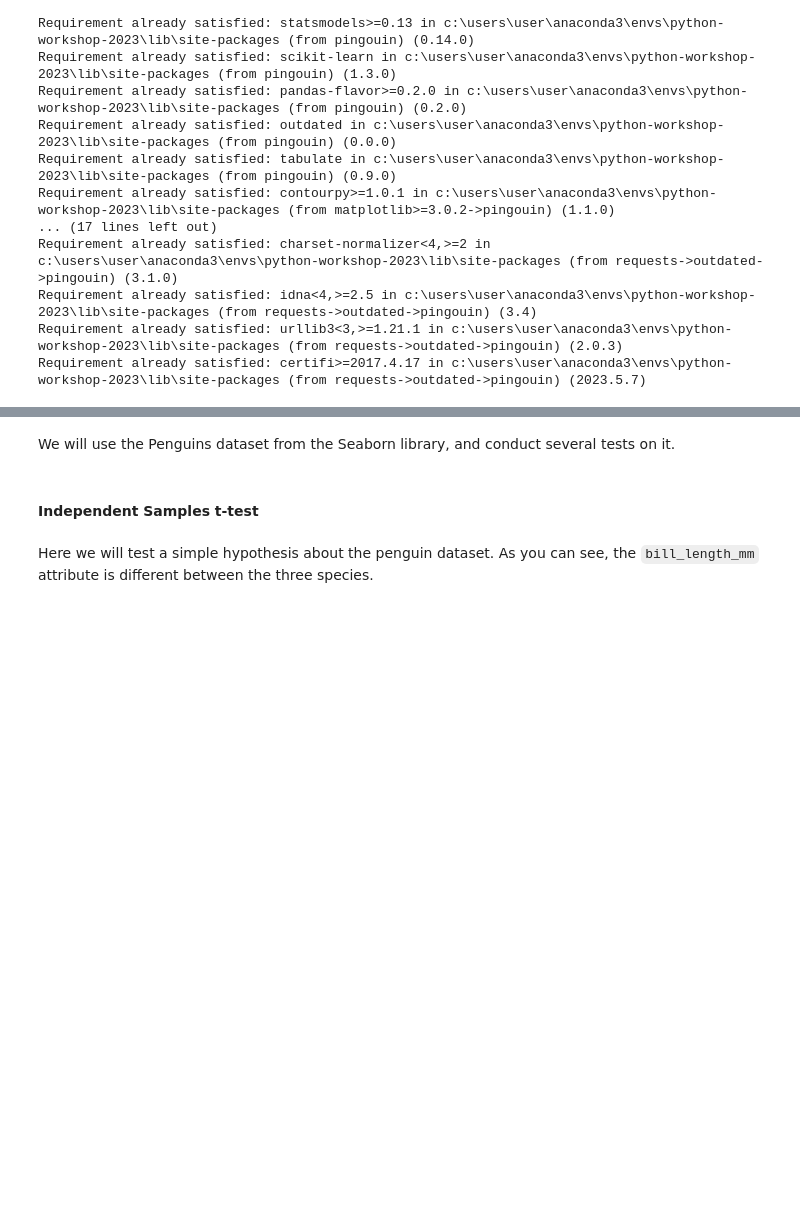
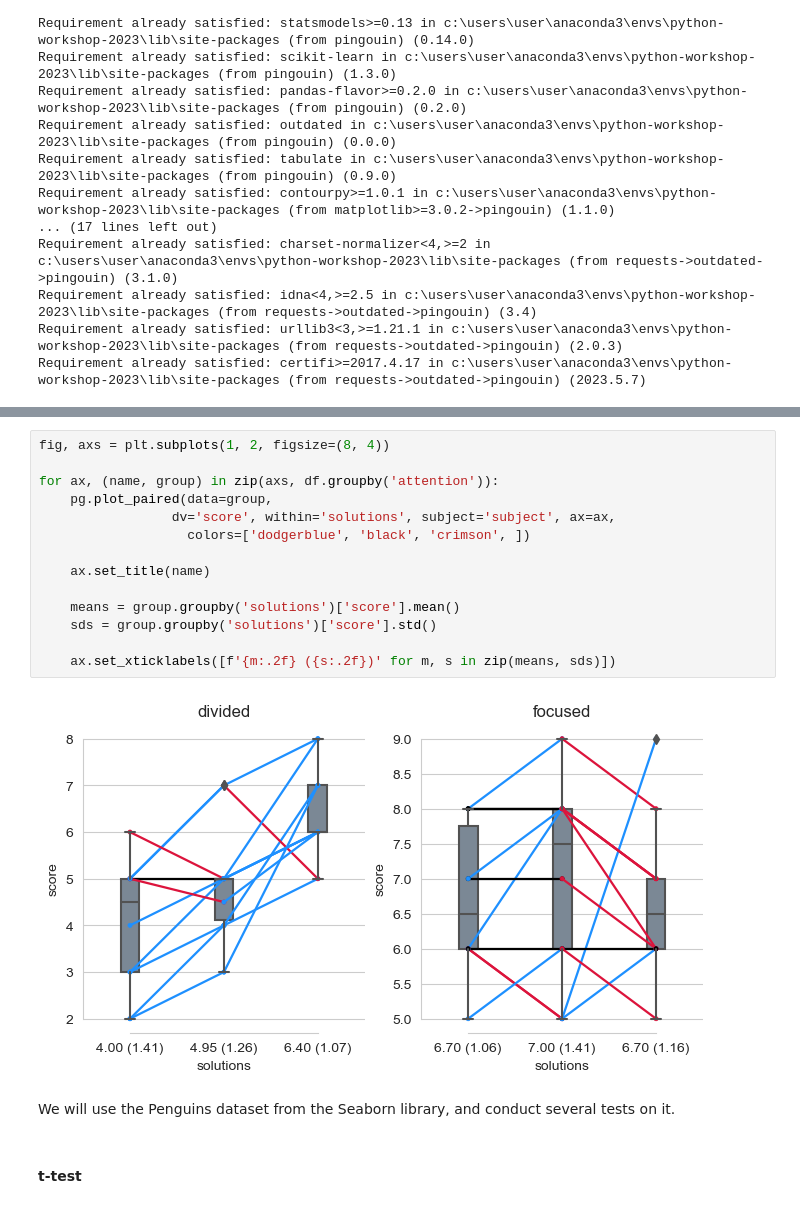
Before and after one commit to EitanHemed/python-workshop-2023, a Jupyter notebook: notebooks/data-analysis.ipynb, the cells around one changed output, grey strips where cells are left out. Cells and saved outputs as stored; diff of their text form; blank space fills up the shorter version.

Commit message:
Finished the statistics and misc. sections. Should remove solutions and put on Colab now.

```diff
--- a/notebooks/data-analysis.ipynb
+++ b/notebooks/data-analysis.ipynb
@@ -1693,6 +1715,20 @@ pg.mixed_anova(
+# %%
+fig, axs = plt.subplots(1, 2, figsize=(8, 4))
+
+for ax, (name, group) in zip(axs, df.groupby('attention')):
+    pg.plot_paired(data=group,
+                 dv='score', within='solutions', subject='subject', ax=ax,
+                   colors=['dodgerblue', 'black', 'crimson', ])
+
+    ax.set_title(name)
+
+    means = group.groupby('solutions')['score'].mean()
+    sds = group.groupby('solutions')['score'].std()
+
+    ax.set_xticklabels([f'{m:.2f} ({s:.2f})' for m, s in zip(means, sds)])
+# %% [output]
+[figure, added]
 # %% [markdown]
 We will use the Penguins dataset from the Seaborn library, and conduct several tests on it.
 # %% [markdown]
-#### Independent Samples t-test
+#### t-test
-# %% [markdown]
-Here we will test a simple hypothesis about the penguin dataset. As you can see, the `bill_length_mm` attribute is different between the three species.
```
Also changed, not shown: parts of 23 cells of this notebook.
